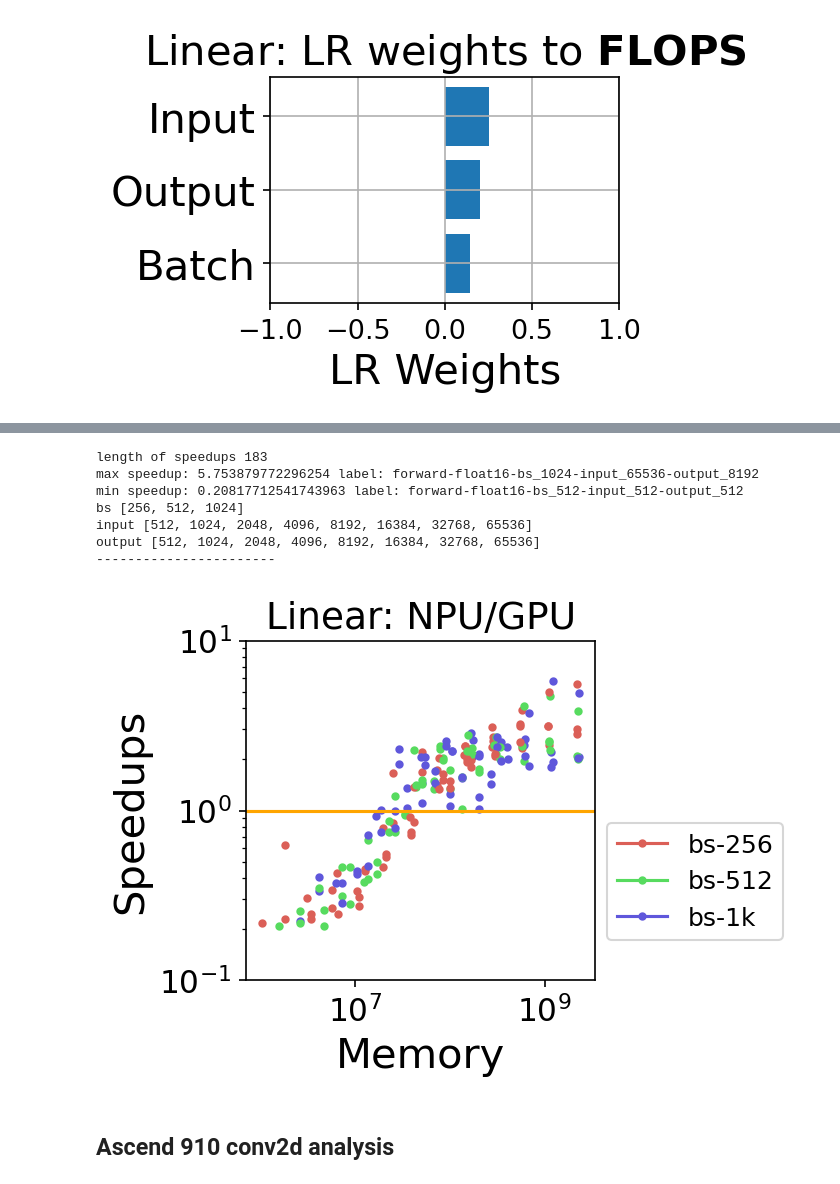
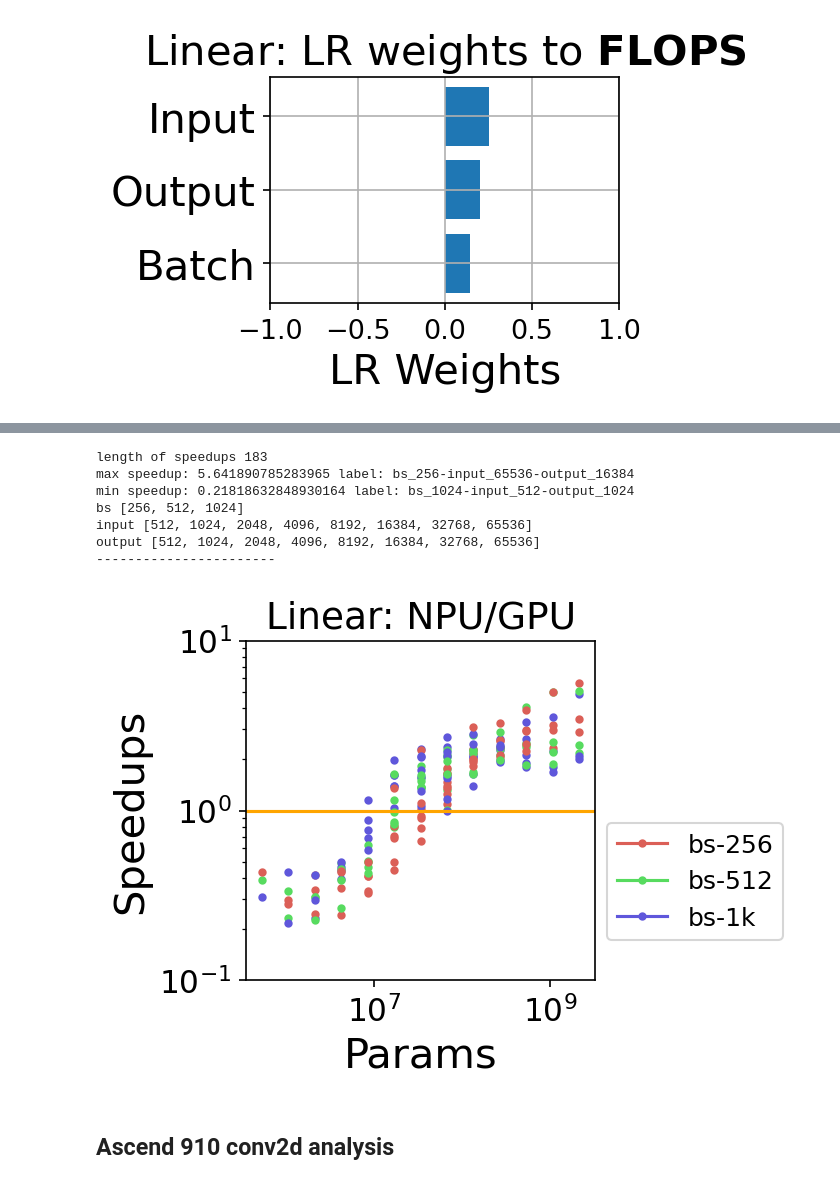
Before and after one commit to luweizheng/nn-bench, a Jupyter notebook: basic-kernels/analysis/plot.ipynb, the cells around one changed output, grey strips where cells are left out. Saved outputs shown, nothing was run; the diff lists cells and outputs as text; code cells hidden in the pictures.

```diff
--- a/basic-kernels/analysis/plot.ipynb
+++ b/basic-kernels/analysis/plot.ipynb
@@ -109,18 +106,18 @@ forward-float16-bs_256-input_512-output_8192
 # %%
 from plot_utils import *
 f = speedup_params(d_ascend910_linear['labels'], d_ascend910_linear['example_per_sec'],
-               d_v100_linear['labels'], d_v100_linear['example_per_sec'], d_v100_linear['memory'],  marker='.', lim=[0.1, 10],
+               d_v100_linear['labels'], d_v100_linear['example_per_sec'], d_v100_linear['params'],  marker='.', lim=[0.1, 10],
                    legend_box=(1,0.5),
                color='bs', title= 'Linear: NPU/GPU')
 # %% [output]
 length of speedups 183
-max speedup: 5.753879772296254 label: forward-float16-bs_1024-input_65536-output_8192
-min speedup: 0.20817712541743963 label: forward-float16-bs_512-input_512-output_512
+max speedup: 5.641890785283965 label: bs_256-input_65536-output_16384
+min speedup: 0.21818632848930164 label: bs_1024-input_512-output_1024
 bs [256, 512, 1024]
 input [512, 1024, 2048, 4096, 8192, 16384, 32768, 65536]
 output [512, 1024, 2048, 4096, 8192, 16384, 32768, 65536]
 -----------------------
-[figure, old version]
+[figure, new version]
 # %% [markdown]
 ## Ascend 910 conv2d analysis
 # %%
```
Also changed, not shown: parts of 1 cell of this notebook, 4 other files.
